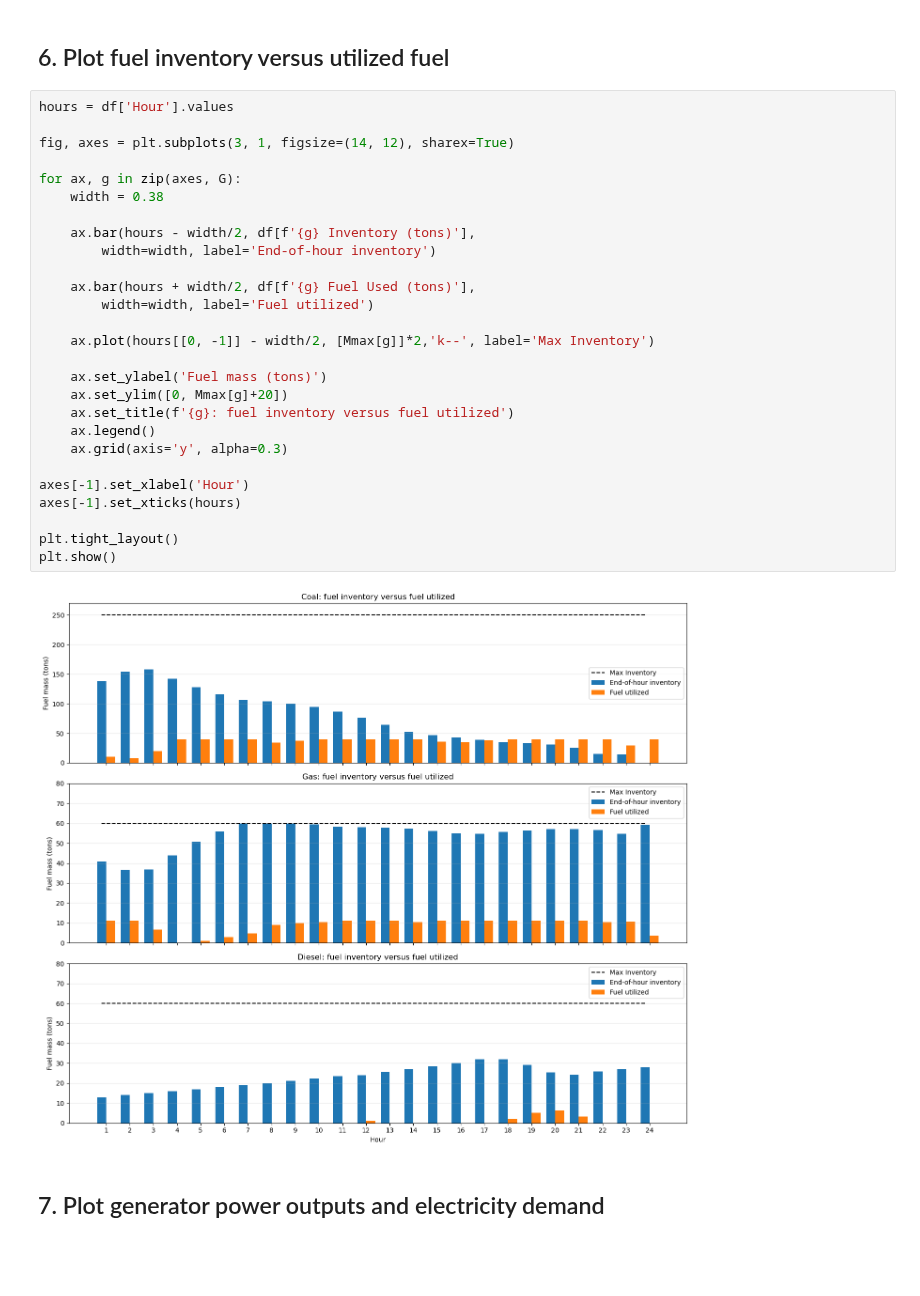
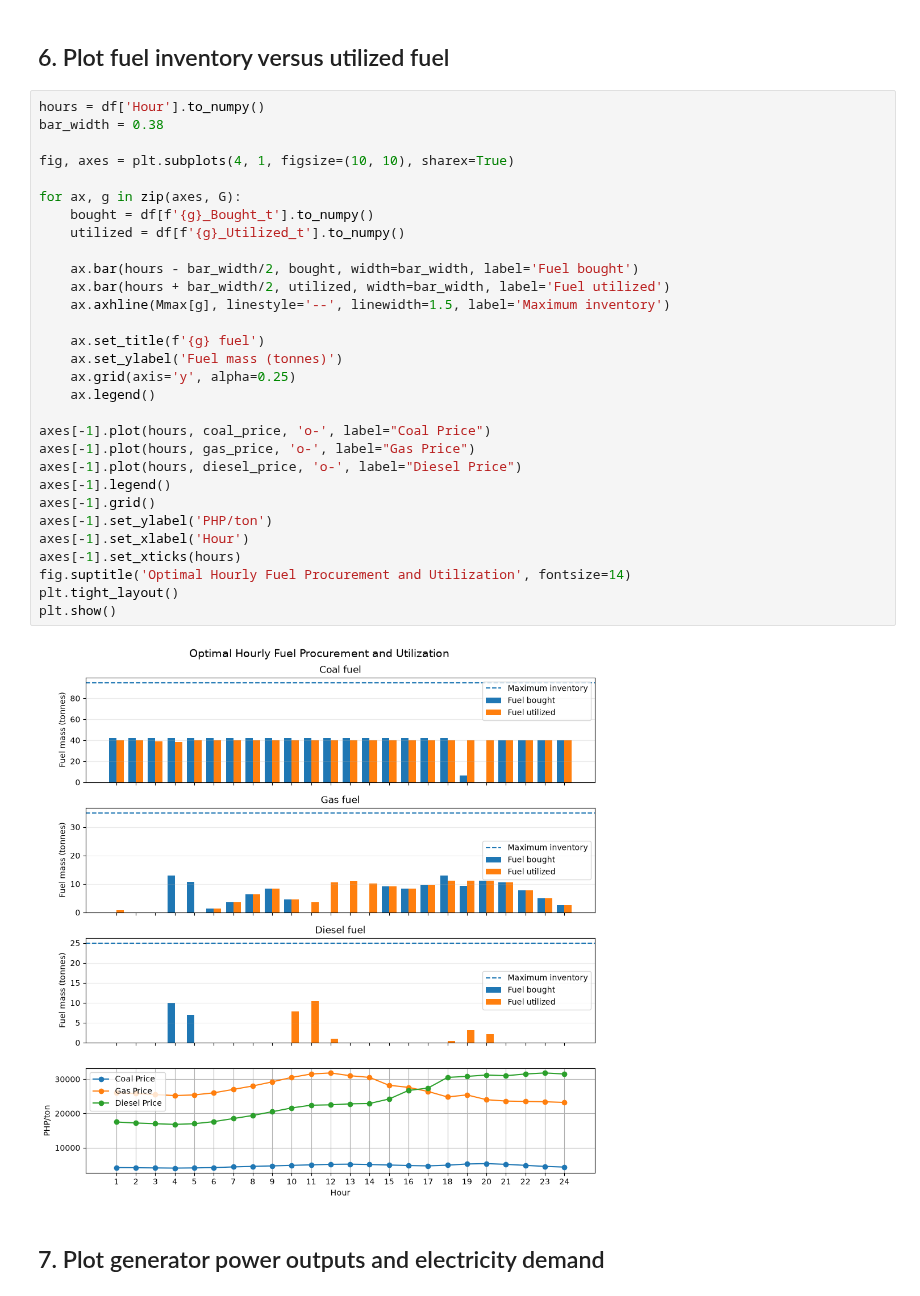
Before and after one commit to kspilario/EgyE332_opti, a Jupyter notebook: LP Problems/fuel_scheduling_with_inventory.ipynb, the cells around one changed output. Drawn from its saved outputs; the diff is of its cells as text; blank space fills up the shorter version.

```diff
--- a/LP Problems/fuel_scheduling_with_inventory.ipynb
+++ b/LP Problems/fuel_scheduling_with_inventory.ipynb
@@ -268,34 +190,37 @@ df.round(2)
 # %% [markdown]
 ## 6. Plot fuel inventory versus utilized fuel
 # %%
-hours = df['Hour'].values
+hours = df['Hour'].to_numpy()
+bar_width = 0.38
 
-fig, axes = plt.subplots(3, 1, figsize=(14, 12), sharex=True)
+fig, axes = plt.subplots(4, 1, figsize=(10, 10), sharex=True)
 
 for ax, g in zip(axes, G):
-    width = 0.38
+    bought = df[f'{g}_Bought_t'].to_numpy()
+    utilized = df[f'{g}_Utilized_t'].to_numpy()
 
-    ax.bar(hours - width/2, df[f'{g} Inventory (tons)'],
-        width=width, label='End-of-hour inventory')
+    ax.bar(hours - bar_width/2, bought, width=bar_width, label='Fuel bought')
+    ax.bar(hours + bar_width/2, utilized, width=bar_width, label='Fuel utilized')
+    ax.axhline(Mmax[g], linestyle='--', linewidth=1.5, label='Maximum inventory')
 
-    ax.bar(hours + width/2, df[f'{g} Fuel Used (tons)'],
-        width=width, label='Fuel utilized')
+    ax.set_title(f'{g} fuel')
+    ax.set_ylabel('Fuel mass (tonnes)')
+    ax.grid(axis='y', alpha=0.25)
+    ax.legend()
 
-    ax.plot(hours[[0, -1]] - width/2, [Mmax[g]]*2,'k--', label='Max Inventory')
-
-    ax.set_ylabel('Fuel mass (tons)')
-    ax.set_ylim([0, Mmax[g]+20])
-    ax.set_title(f'{g}: fuel inventory versus fuel utilized')
-    ax.legend()
-    ax.grid(axis='y', alpha=0.3)
-
+axes[-1].plot(hours, coal_price, 'o-', label="Coal Price")
+axes[-1].plot(hours, gas_price, 'o-', label="Gas Price")
+axes[-1].plot(hours, diesel_price, 'o-', label="Diesel Price")
+axes[-1].legend()
+axes[-1].grid()
+axes[-1].set_ylabel('PHP/ton')
 axes[-1].set_xlabel('Hour')
 axes[-1].set_xticks(hours)
-
+fig.suptitle('Optimal Hourly Fuel Procurement and Utilization', fontsize=14)
 plt.tight_layout()
 plt.show()
 # %% [output]
-[figure, old version]
+[figure, new version]
 # %% [markdown]
 ## 7. Plot generator power outputs and electricity demand
 # %%
```
Also changed, not shown: parts of 8 cells of this notebook.
